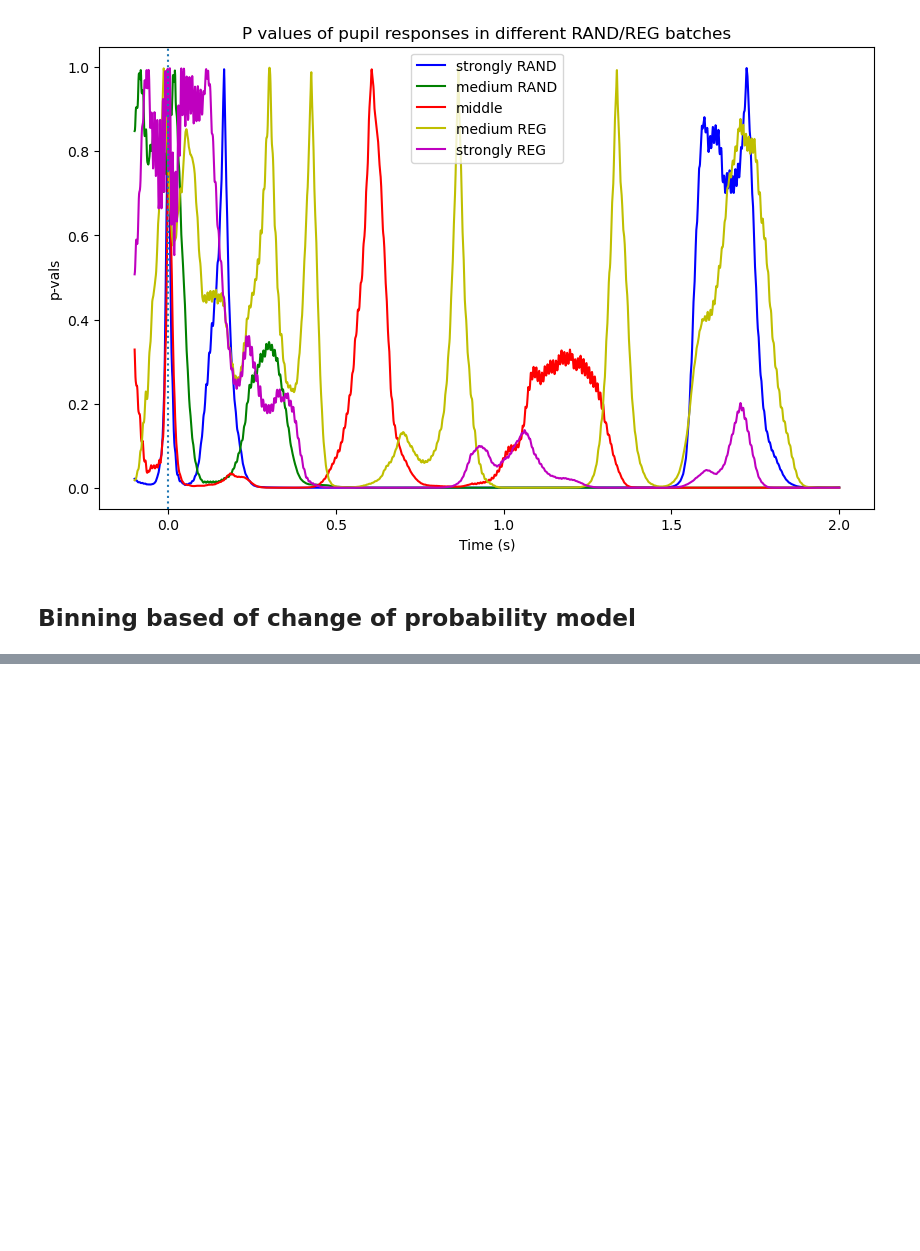
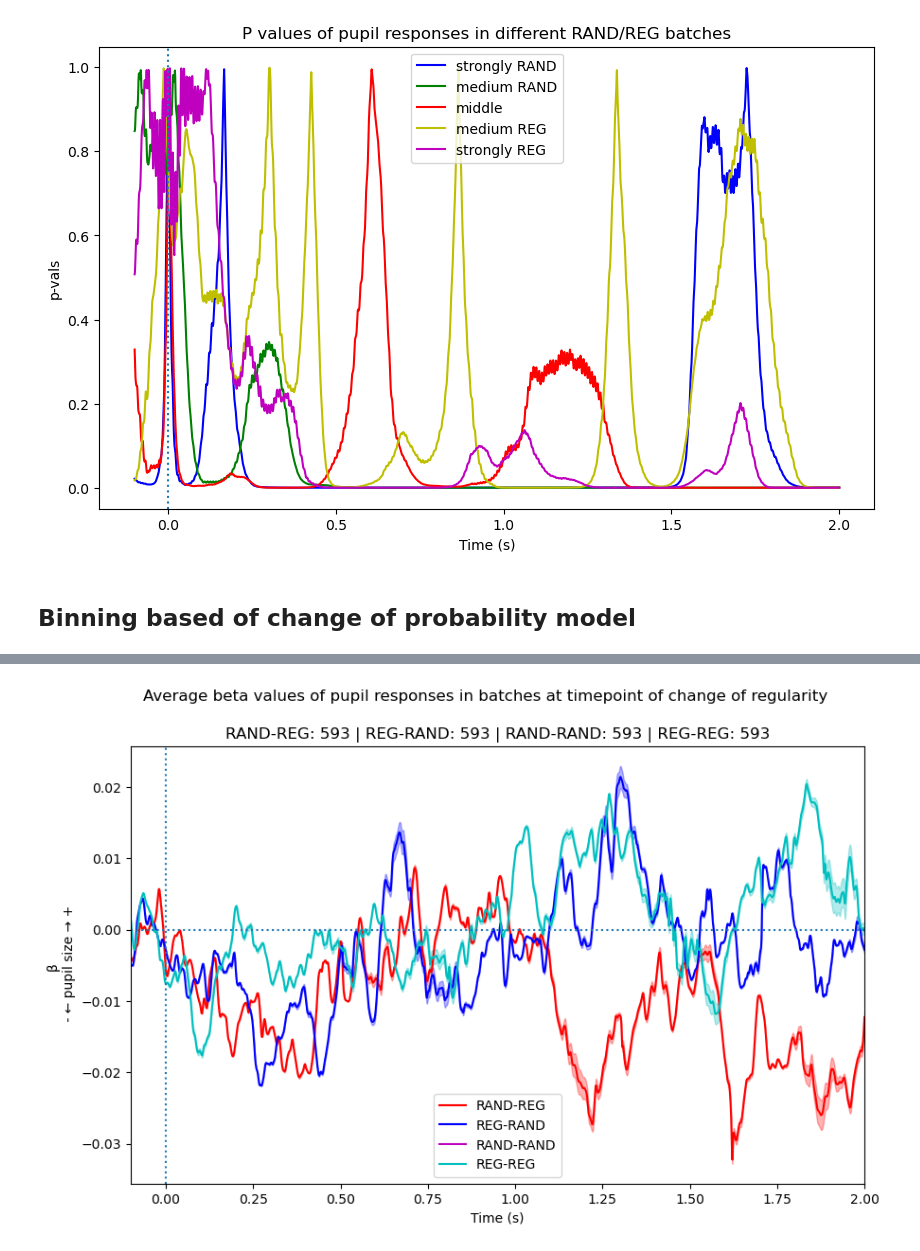
Before and after one commit to jl-schroeder/stochastic-tones-pupillometry, a Jupyter notebook: MNE-pupil_cleaned.ipynb, the cells around one changed output, grey strips where cells are left out. Cells and saved outputs as stored; diff of their text form; code cells hidden in the pictures; blank space fills up the shorter version.

```diff
--- a/MNE-pupil_cleaned.ipynb
+++ b/MNE-pupil_cleaned.ipynb
@@ -1331,0 +1262,85 @@ plt.show()
+# %%
+# Plot average of Beta values of different changing intensities over subjects for group 1
+var_rera = np.nanvar(beta_reg_rand,axis=0)
+var_rare = np.nanvar(beta_rand_reg,axis=0)
+var_rara = np.nanvar(beta_rand_rand,axis=0)
+var_rere = np.nanvar(beta_reg_reg,axis=0)
+var_ra6re9 = np.nanvar(beta_rand6_reg9,axis=0)
+var_re9ra6 = np.nanvar(beta_reg9_rand6,axis=0)
+var_ra6re8 = np.nanvar(beta_rand6_reg8,axis=0)
+var_re8ra6 = np.nanvar(beta_reg8_rand6,axis=0)
+var_ra6re7 = np.nanvar(beta_rand6_reg7,axis=0)
+var_re7ra6 = np.nanvar(beta_reg7_rand6,axis=0)
+# std_rera = np.nanstd(beta_rera,axis=0)
+# std_rare = np.nanstd(beta_rare,axis=0)
+# std_rara = np.nanstd(beta_rara,axis=0)
+# std_rere = np.nanstd(beta_rere,axis=0)
+
+beta_rera = np.nanmean(beta_reg_rand,axis=0)
+beta_rare = np.nanmean(beta_rand_reg,axis=0)
+beta_rara = np.nanmean(beta_rand_rand,axis=0)
+beta_rere = np.nanmean(beta_reg_reg,axis=0)
+beta_ra6re9 = np.nanmean(beta_rand6_reg9,axis=0)
+beta_re9ra6 = np.nanmean(beta_reg9_rand6,axis=0)
+beta_ra6re8 = np.nanmean(beta_rand6_reg8,axis=0)
+beta_re8ra6 = np.nanmean(beta_reg8_rand6,axis=0)
+beta_ra6re7 = np.nanmean(beta_rand6_reg7,axis=0)
+beta_re7ra6 = np.nanmean(beta_reg7_rand6,axis=0)
+
+time_ax = beta_values.times
+
+# plot
+fig, ax = plt.subplots()
+fig.set_figheight(6)
+fig.set_figwidth(10)
+ax.set_subplotspec
+ax.plot(time_ax, beta_rare,linestyle = 'solid', color='r', label='RAND-REG')
+plt.fill_between(time_ax, beta_rare-var_rare, beta_rare+var_rare, alpha=0.3, edgecolor='r', facecolor='r')
+# plt.fill_between(time_ax, beta_rare-std_rare, beta_rare+std_rare, alpha=0.2, edgecolor='r', facecolor='r')
+ax.plot(time_ax, beta_rera,linestyle = 'solid', color='b', label='REG-RAND')
+plt.fill_between(time_ax, beta_rera-var_rera, beta_rera+var_rera, alpha=0.3, edgecolor='b', facecolor='b')
+# plt.fill_between(time_ax, beta_rera-std_rera, beta_rera+std_rera, alpha=0.2, edgecolor='b', facecolor='b')
+ax.plot(time_ax, beta_rara,linestyle = 'solid', color='m', label='RAND-RAND')
+plt.fill_between(time_ax, beta_rara-var_rara, beta_rara+var_rara, alpha=0.3, edgecolor='m', facecolor='m')
+# plt.fill_between(time_ax, beta_rera-std_rera, beta_rera+std_rera, alpha=0.2, edgecolor='m', facecolor='m')
+ax.plot(time_ax, beta_rere,linestyle = 'solid', color='c', label='REG-REG')
+plt.fill_between(time_ax, beta_rere-var_rere, beta_rere+var_rere, alpha=0.3, edgecolor='c', facecolor='c')
+# plt.fill_between(time_ax, beta_rere-std_rere, beta_rere+std_rere, alpha=0.2, edgecolor='c', facecolor='c')
+ax.axvline(x=0,linestyle = 'dotted')
+ax.axhline(y=0,linestyle = 'dotted')
+ax.axes.set_xlabel("Time (s)")
+ax.axes.set_ylabel("β \n - ← pupil size → +")
+ax.set_xlim([-0.1, 2])
+ax.legend()
+plt.title('RAND-REG: ' + str(nr_rare) + ' | REG-RAND: ' + str(nr_rera) + ' | RAND-RAND: ' + str(nr_rara) + ' | REG-REG: ' + str(nr_rere))
+plt.suptitle("Average beta values of pupil responses in batches at timepoint of change of regularity", fontsize=12);
+plt.show()
+
+# plot
+fig, ax = plt.subplots()
+fig.set_figheight(6)
+fig.set_figwidth(10)
+ax.set_subplotspec
+ax.plot(time_ax, beta_ra6re9,linestyle = 'solid', color='#f2140b', label='RAND_60-REG_90')
+plt.fill_between(time_ax, beta_ra6re9-var_ra6re9, beta_ra6re9+var_ra6re9, alpha=0.3, edgecolor='#f2140b', facecolor='#f2140b')
+ax.plot(time_ax, beta_ra6re8,linestyle = 'solid', color='#f75a53', label='RAND_60-REG_80')
+plt.fill_between(time_ax, beta_ra6re8-var_ra6re8, beta_ra6re8+var_ra6re8, alpha=0.3, edgecolor='#f75a53', facecolor='#f75a53')
+ax.plot(time_ax, beta_ra6re7,linestyle = 'solid', color='#ff0000', label='_RAND_60-REG_70')
+plt.fill_between(time_ax, beta_ra6re7-var_ra6re7, beta_ra6re7+var_ra6re7, alpha=0.3, edgecolor='#ff0000', facecolor='#ff0000')
+ax.plot(time_ax, beta_re9ra6,linestyle = 'solid', color='#2437db', label='REG_90-RAND_60')
+plt.fill_between(time_ax, beta_re9ra6-var_re9ra6, beta_re9ra6+var_re9ra6, alpha=0.3, edgecolor='#2437db', facecolor='#2437db')
+ax.plot(time_ax, beta_re8ra6,linestyle = 'solid', color='#838dea', label='REG_80-RAND_60')
+plt.fill_between(time_ax, beta_re8ra6-var_re8ra6, beta_re8ra6+var_re8ra6, alpha=0.3, edgecolor='#838dea', facecolor='#838dea')
+ax.plot(time_ax, beta_re7ra6,linestyle = 'solid', color='#b3b8ff', label='_REG_70-RAND_60')
+plt.fill_between(time_ax, beta_re7ra6-var_re7ra6, beta_re7ra6+var_re7ra6, alpha=0.3, edgecolor='#b3b8ff', facecolor='#b3b8ff')
+ax.axvline(x=0,linestyle = 'dotted')
+ax.axhline(y=0,linestyle = 'dotted')
+ax.axes.set_xlabel("Time (s)")
+ax.axes.set_ylabel("β \n - ← pupil size → +")
+ax.set_xlim([-0.1, 2])
+ax.legend()
+plt.title('RAND_60-REG_90: ' + str(nr_ra6re9) + ' | REG_90-RAND_60: ' + str(nr_re9ra6) + ' | RAND_60-REG_80: ' + str(nr_ra6re8) + '\nREG_80-RAND_60: ' + str(nr_re8ra6) + ' | REG_70-RAND_60: ' + str(nr_re7ra6) + ' | RAND_60-REG_70: ' + str(nr_ra6re7))
+plt.suptitle("Average beta values of pupil responses in batches at timepoint of change of regularity", fontsize=12);
+plt.show()
+# %% [output]
+[figure, added]
```
Also changed, not shown: parts of 8 cells of this notebook.
